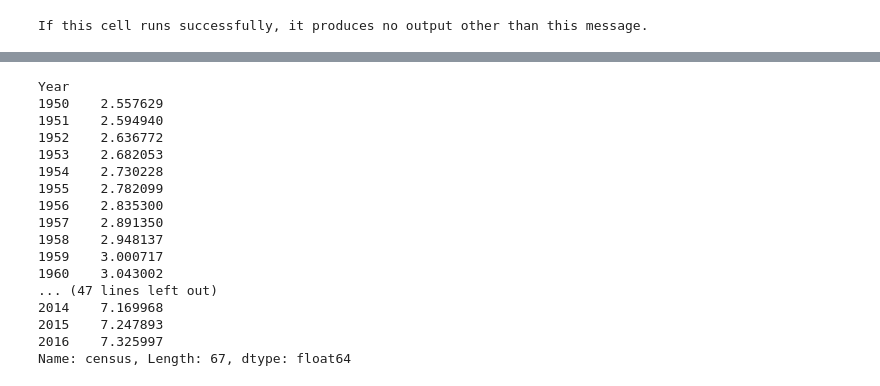
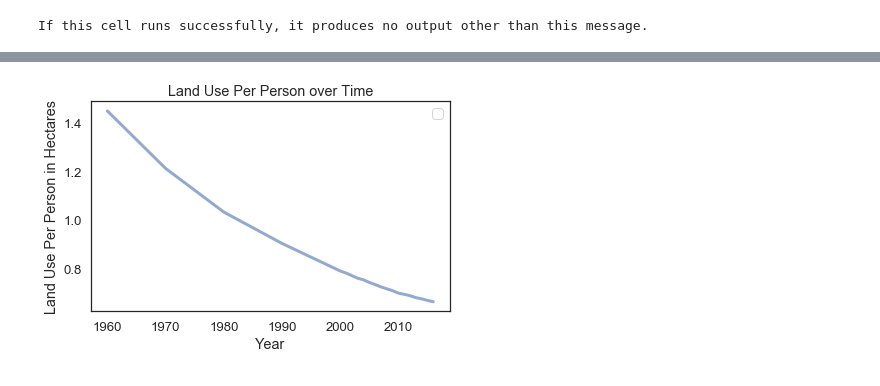
Before and after one commit to ANordwall/ModSimPy, a Jupyter notebook: code/!Project.ipynb, the cells around one changed output, grey strips where cells are left out. Saved outputs shown, nothing was run; the diff lists cells and outputs as text; code cells hidden in the pictures.

```diff
--- a/code/!Project.ipynb
+++ b/code/!Project.ipynb
@@ -97,21 +55,0 @@ table2.columns = ['census', 'prb', 'un', 'maddison',
-# %%
-un = table2.un / 1e9
-census = table2.census / 1e9
-# %% [output]
-Year
-1950    2.557629
-1951    2.594940
-1952    2.636772
-1953    2.682053
-1954    2.730228
-1955    2.782099
-1956    2.835300
-1957    2.891350
-1958    2.948137
-1959    3.000717
-1960    3.043002
-... (47 lines left out)
-2014    7.169968
-2015    7.247893
-2016    7.325997
-Name: census, Length: 67, dtype: float64
@@ -162,0 +66,17 @@ def decay_sim ():
+# %%
+"""land use per person data - taken from world bank data"""
+
+years = [1960, 1970, 1980, 1990, 2000, 2001, 2002, 2003, 2004, 2005, 2006, 2007, 2008, 2009, 2010,
+         2011, 2012, 2013, 2014, 2015, 2016]
+
+land_use_pp_data = [1.447597, 1.21181, 1.032673, 0.90396, 0.790879, 0.782416, 0.771913, 0.761173, 0.754623, 0.743984, 0.735177,
+               0.725472, 0.717784, 0.709851, 0.699982, 0.695036, 0.689642, 0.681448, 0.676474, 0.670103, 0.664506]
+
+
+plot (years, land_use_pp_data)
+
+decorate(xlabel='Year',
+        ylabel='Land Use Per Person in Hectares',
+        title='Land Use Per Person over Time')
+# %% [output]
+[figure, added]
```
Also changed, not shown: parts of 37 cells of this notebook.
